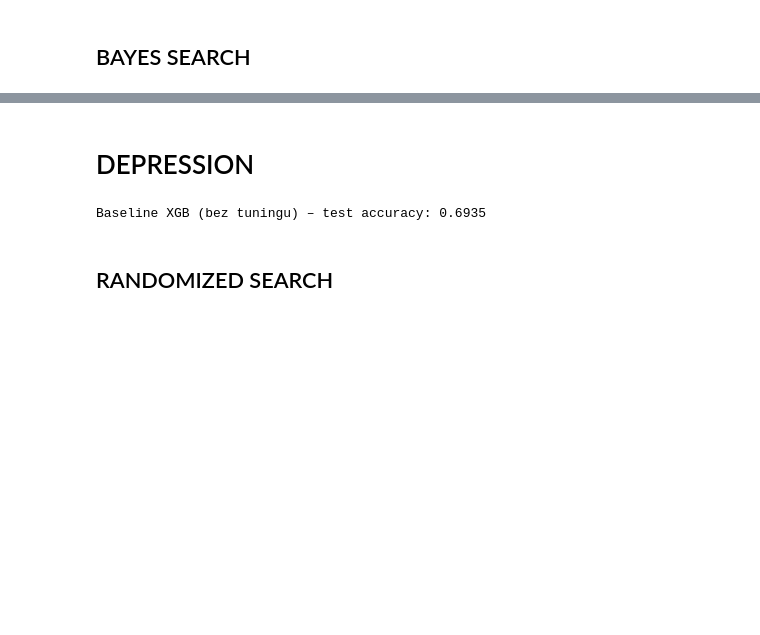
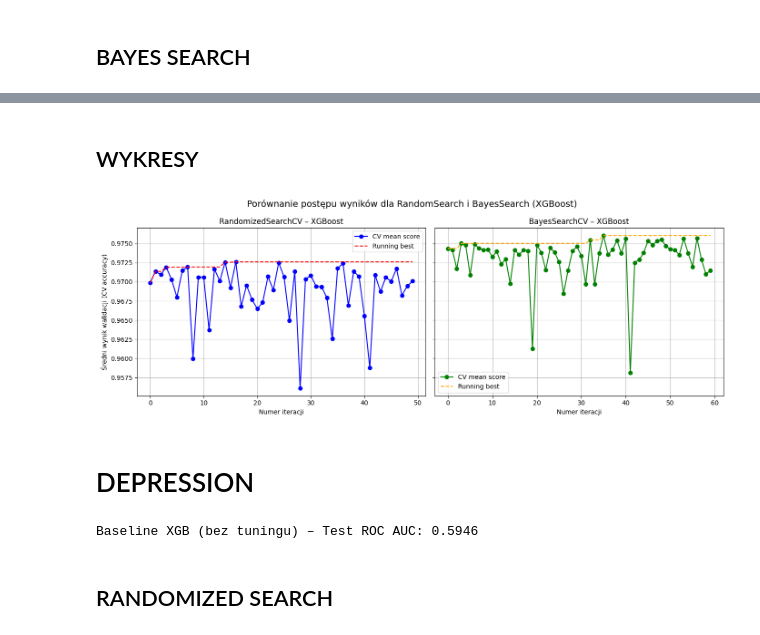
Before and after one commit to oliwiawojcicka/AutoML, a Jupyter notebook: XGBoost/xgb_tuning.ipynb, the cells around one changed output, grey strips where cells are left out. Saved outputs shown, nothing was run; the diff lists cells and outputs as text; code cells hidden in the pictures; blank space fills up the shorter version.

Commit message:
tuning

```diff
--- a/XGBoost/xgb_tuning.ipynb
+++ b/XGBoost/xgb_tuning.ipynb
@@ -167,8 +188,9 @@ BayesSearch – Liczba iteracji: 60
 # %%
-# baseline_xgb = XGBClassifier(
-#     objective="binary:logistic", eval_metric="logloss",
-#     tree_method="hist", n_jobs=-1, random_state=42
-# )
-# baseline_xgb.fit(X_train, y_train)
-# baseline_acc = accuracy_score(y_test, baseline_xgb.predict(X_test))
-# print(f"Baseline XGB (bez tuningu) – test accuracy: {baseline_acc:.4f}")
+from sklearn.metrics import roc_auc_score
+
+baseline_xgb.fit(X_train, y_train)
+
+y_score_base = baseline_xgb.predict_proba(X_test)[:, 1]
+baseline_roc = roc_auc_score(y_test, y_score_base)
+
+print(f"Baseline XGB (bez tuningu) – Test ROC AUC: {baseline_roc:.4f}")
@@ -245,3 +252,30 @@ BayesSearch – Liczba iteracji: 60
+# %% [markdown]
+## WYKRESY
+# %%
+fig, axes = plt.subplots(1, 2, figsize=(14, 5), sharey=True)
+
+# --- RandomizedSearchCV ---
+axes[0].plot(loan_random["iter"], loan_random["mean_test_score"], marker="o", label="CV mean score", color="blue")
+axes[0].plot(loan_random["iter"], loan_random["running_best"], color="red", linestyle="--", label="Running best")
+axes[0].set_title("RandomizedSearchCV – XGBoost")
+axes[0].set_xlabel("Numer iteracji")
+axes[0].set_ylabel("Średni wynik walidacji (CV accuracy)")
+axes[0].grid(True)
+axes[0].legend()
+
+# --- BayesSearchCV ---
+axes[1].plot(loan_bayes["iter"], loan_bayes["mean_test_score"], marker="o", label="CV mean score", color="green")
+axes[1].plot(loan_bayes["iter"], loan_bayes["running_best"], color="orange", linestyle="--", label="Running best")
+axes[1].set_title("BayesSearchCV – XGBoost")
+axes[1].set_xlabel("Numer iteracji")
+axes[1].grid(True)
+axes[1].legend()
+
+plt.suptitle("Porównanie postępu wyników dla RandomSearch i BayesSearch (XGBoost)", fontsize=14)
+plt.tight_layout()
+plt.show()
+# %% [output]
+[figure, added]
 # %% [markdown]
 # DEPRESSION
 # %%
@@ -252,15 +286,16 @@ y = df_depression['History of Mental Illness']
 
 X_train, X_test, y_train, y_test = train_test_split(X, y, test_size=0.2, random_state=42)
 # %%
-baseline_xgb = XGBClassifier(
-    objective="binary:logistic", eval_metric="logloss",
-    tree_method="hist", n_jobs=-1, random_state=42
-)
+from sklearn.metrics import roc_auc_score
+
 baseline_xgb.fit(X_train, y_train)
-baseline_acc = accuracy_score(y_test, baseline_xgb.predict(X_test))
-print(f"Baseline XGB (bez tuningu) – test accuracy: {baseline_acc:.4f}")
+
+y_score_base = baseline_xgb.predict_proba(X_test)[:, 1]
+baseline_roc = roc_auc_score(y_test, y_score_base)
+
+print(f"Baseline XGB (bez tuningu) – Test ROC AUC: {baseline_roc:.4f}")
 # %% [output]
-Baseline XGB (bez tuningu) – test accuracy: 0.6935
+Baseline XGB (bez tuningu) – Test ROC AUC: 0.5946
 # %% [markdown]
 ## RANDOMIZED SEARCH
 # %%
```
Also changed, not shown: parts of 18 cells of this notebook.
